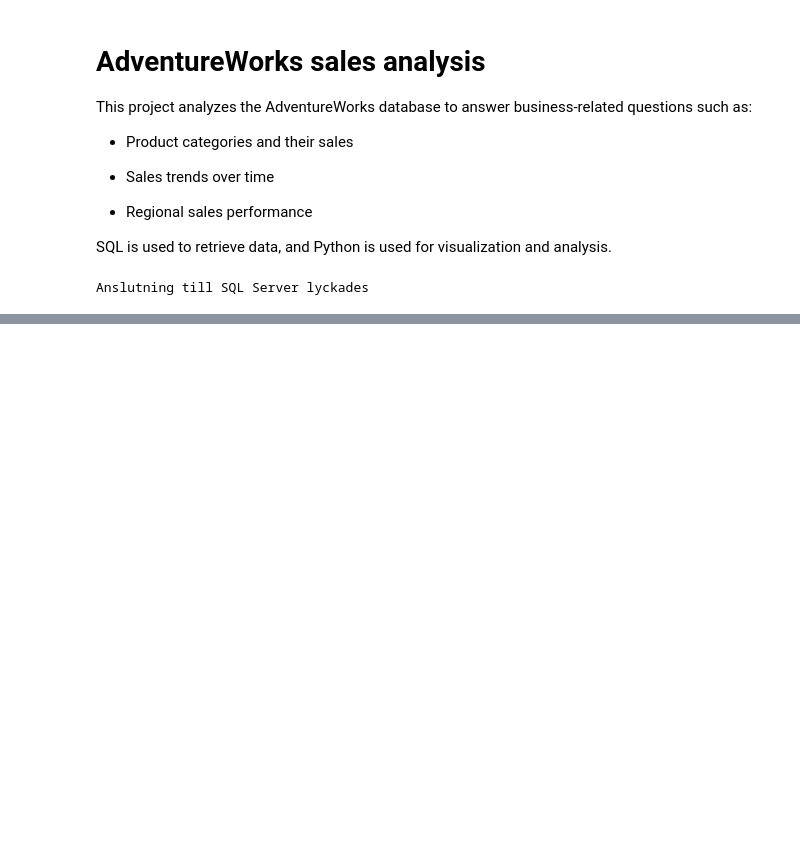
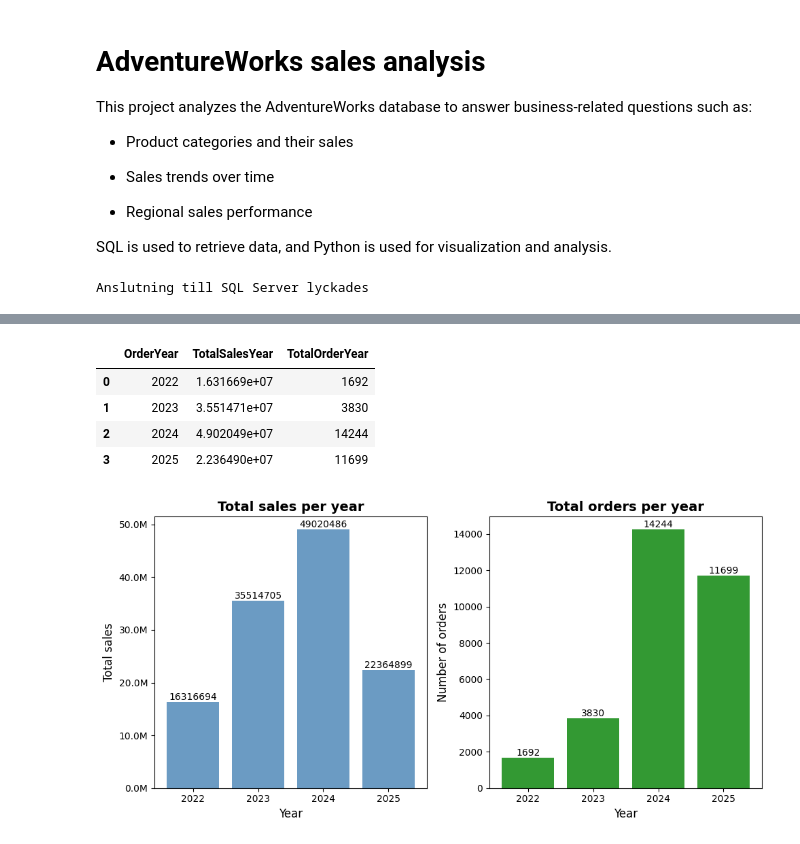
Before and after one commit to LillaLaila/adventureworks-analysis, a Jupyter notebook: notebooks/analys.ipynb, the cells around one changed output, grey strips where cells are left out. Saved outputs shown, nothing was run; the diff lists cells and outputs as text; code cells hidden in the pictures; blank space fills up the shorter version.

```diff
--- a/notebooks/analys.ipynb
+++ b/notebooks/analys.ipynb
@@ -67,0 +303,61 @@ Plan:
+# %%
+query_viz4 = """
+SELECT
+    YEAR(OrderDate) AS OrderYear,
+    SUM(TotalDue) AS TotalSalesYear,
+    COUNT(SalesOrderID) AS TotalOrderYear
+FROM Sales.SalesOrderHeader
+GROUP BY YEAR(OrderDate)
+ORDER BY OrderYear
+"""
+
+df_viz4 = query_df(query_viz4)
+display(df_viz4)
+
+
+fig, (ax1, ax2) = plt.subplots(1, 2, figsize=(10,5))
+
+bars1 = ax1.bar(df_viz4['OrderYear'].astype(str), df_viz4['TotalSalesYear'], color='steelblue', alpha=0.8)
+
+for bar in bars1:
+    height = bar.get_height()
+    ax1.text(
+        bar.get_x() + bar.get_width()/2,
+        height,
+        f'{int(height)}',
+        ha='center',
+        va='bottom'
+    )
+
+ax1.set_xlabel('Year', fontsize=12)
+ax1.set_ylabel('Total sales', fontsize=12)
+ax1.set_title('Total sales per year', fontsize=14, fontweight='bold')
+ax1.yaxis.set_major_formatter(
+    FuncFormatter(lambda y, _: f'{y/1_000_000:.1f}M')
+)
+
+bars2 = ax2.bar(df_viz4['OrderYear'].astype(str), df_viz4['TotalOrderYear'], color='green', alpha=0.8)
+
+for bar in bars2:
+    height = bar.get_height()
+    ax2.text(
+        bar.get_x() + bar.get_width()/2,
+        height,
+        f'{int(height)}',
+        ha='center',
+        va='bottom'
+    )
+
+ax2.set_xlabel('Year', fontsize=12)
+ax2.set_ylabel('Number of orders', fontsize=12)
+ax2.set_title('Total orders per year', fontsize=14, fontweight='bold')
+
+plt.tight_layout()
+plt.show()
+# %% [output]
+|  | OrderYear | TotalSalesYear | TotalOrderYear |
+| 0 | 2022 | 1.631669e+07 | 1692 |
+| 1 | 2023 | 3.551471e+07 | 3830 |
+| 2 | 2024 | 4.902049e+07 | 14244 |
+| 3 | 2025 | 2.236490e+07 | 11699 |
+[figure, added]
```
Also changed, not shown: parts of 22 cells of this notebook, 7 other files.
